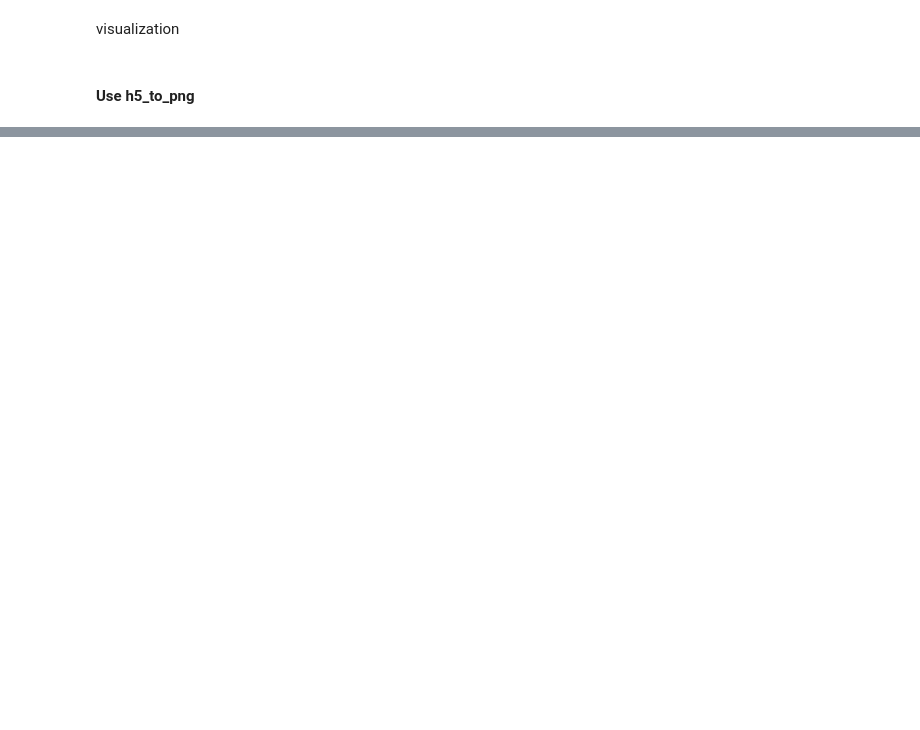
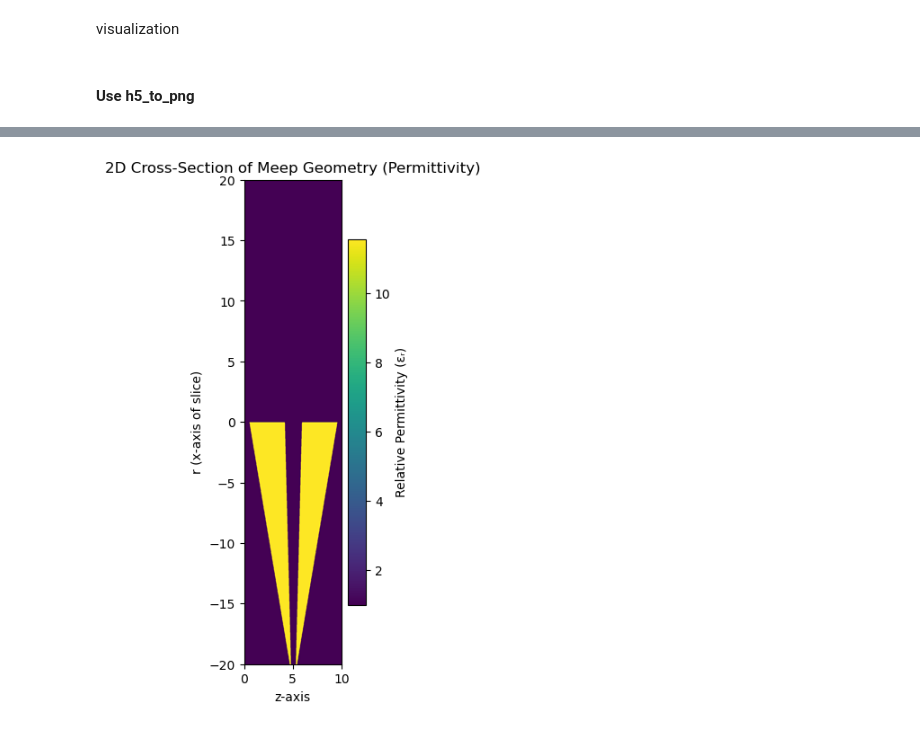
Before and after one commit to asiaat/meep, a Jupyter notebook: python/ko_probe/ring-cyl-2.ipynb, the cells around one changed output, grey strips where cells are left out. Saved outputs shown, nothing was run; the diff lists cells and outputs as text; code cells hidden in the pictures; blank space fills up the shorter version.

```diff
--- a/python/ko_probe/ring-cyl-2.ipynb
+++ b/python/ko_probe/ring-cyl-2.ipynb
@@ -225,0 +724,24 @@ Error: Could not read HDF5 files. Details: "Unable to synchronously open object
+# %%
+geometry = []
+
+# A hollow, tapered horn (last object is air, which carves out the first)
+geometry.append(mp.Cone(
+        center=mp.Vector3(0, 0, 2.5),
+        height=5.0,
+        radius=1.5,
+        radius2=18.0,
+        material=mp.Medium(index=3.4)
+))
+geometry.append(mp.Cone(
+        center=mp.Vector3(0, 0, 2.5),
+        height=5.0,
+        radius=1.0,
+        radius2=3.5,
+        material=mp.air  # This creates the hollow part
+))
+
+
+# Visualize the 2D cross-section of the defined geometry
+plot_meep_cross_section(geometry, x_range=(-20, 20), z_range=(0, 10))
+# %% [output]
+[figure, added]
```
Also changed, not shown: parts of 18 cells of this notebook, 4 other files.
